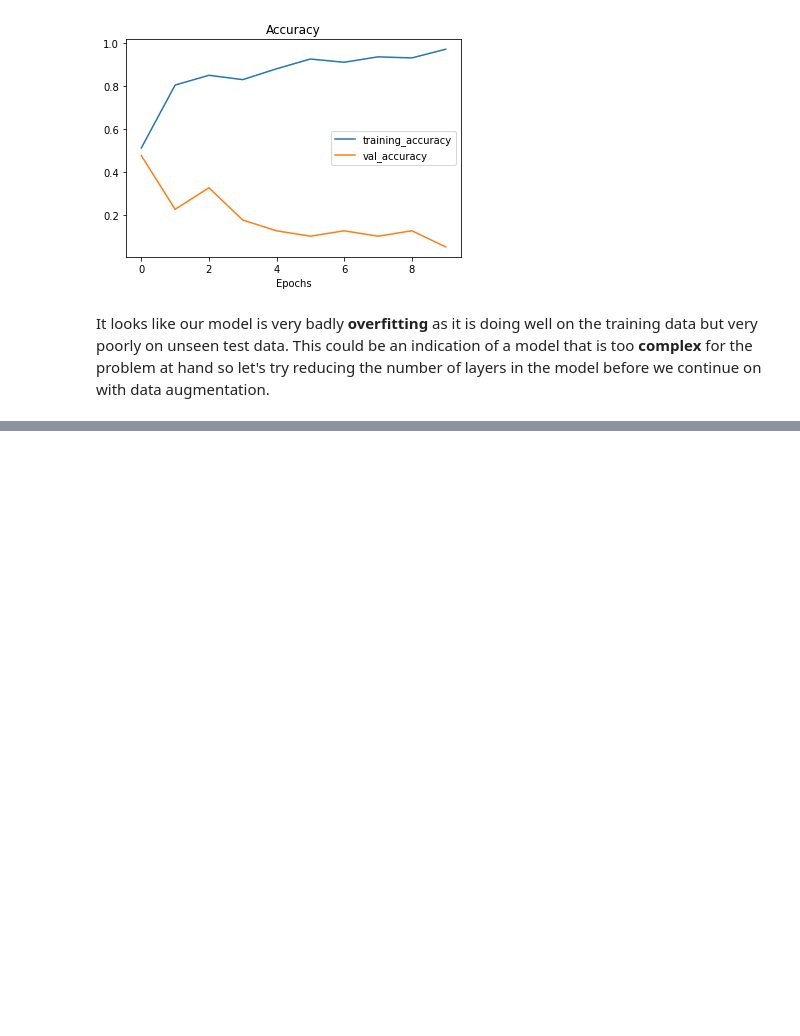
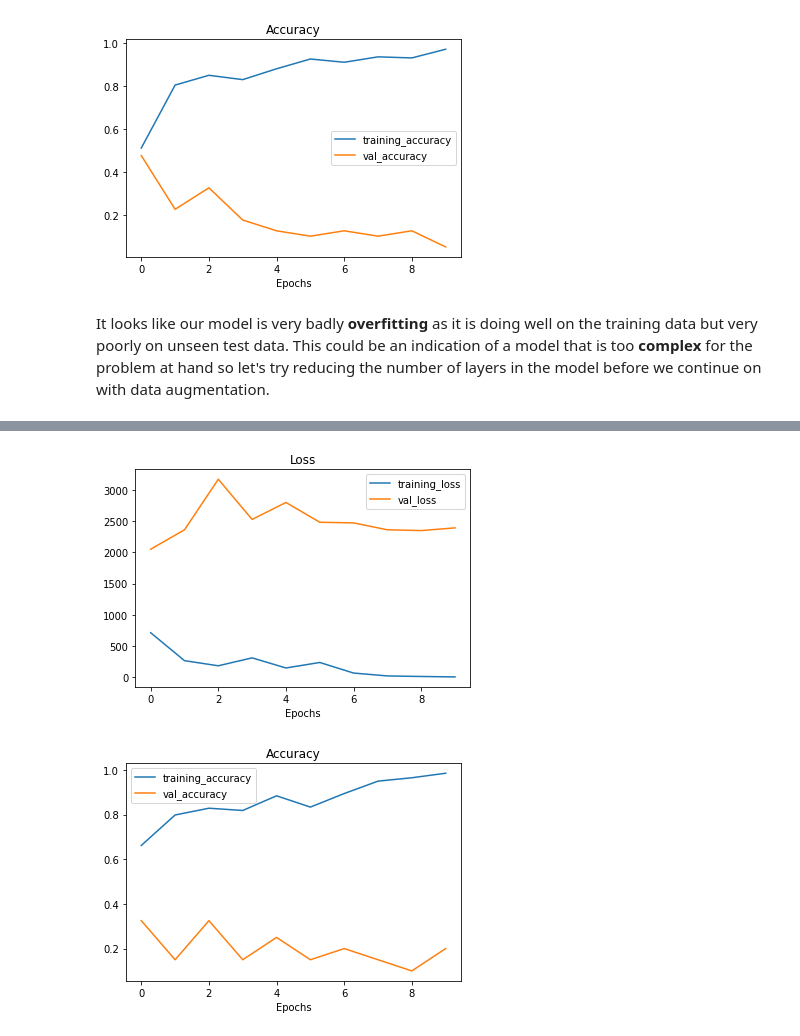
Before and after one commit to SupremeLeaf/coca-coca-vs-pepsi-image-classification, a Jupyter notebook: Coca_Cola_Vs_Pepsi_Binary_Classification.ipynb, the cells around one changed output, grey strips where cells are left out. Cells and saved outputs as stored; diff of their text form; code cells hidden in the pictures; blank space fills up the shorter version.

Commit message:
Build some different versions of the base model to try and improve upon it.

```diff
--- a/Coca_Cola_Vs_Pepsi_Binary_Classification.ipynb
+++ b/Coca_Cola_Vs_Pepsi_Binary_Classification.ipynb
@@ -714,0 +719,26 @@ It looks like our model is very badly **overfitting** as it is doing well on the
+# %%
+# Build the model
+base_model_1 = Sequential([
+  Conv2D(filters=32,
+         kernel_size=1,
+         strides=1,
+         input_shape=(224, 224, 3)),
+  Activation(activation='relu'),
+  MaxPool2D(),
+  Flatten(),
+  Dense(1, activation='sigmoid')
+])
+
+# Compile the model
+base_model_1.compile(loss='binary_crossentropy',
+                     optimizer=Adam(),
+                     metrics=['accuracy'])
+
+# Fit the model
+history_1 = base_model_1.fit(train_data,
+                 epochs=10,
+                 steps_per_epoch=len(train_data),
+                 validation_data=test_data,
+                 validation_steps=len(test_data),
+                 callbacks=[create_tensorboard_callback(dir_name='pepsi_coke_models',
+                                                        experiment_name='base_model_1')])
@@ -714,0 +791,5 @@ It looks like our model is very badly **overfitting** as it is doing well on the
+# %%
+plot_loss_curves(history=history_1)
+# %% [output]
+[figure, added]
+[figure, added]
```
Also changed, not shown: parts of 10 cells of this notebook.
